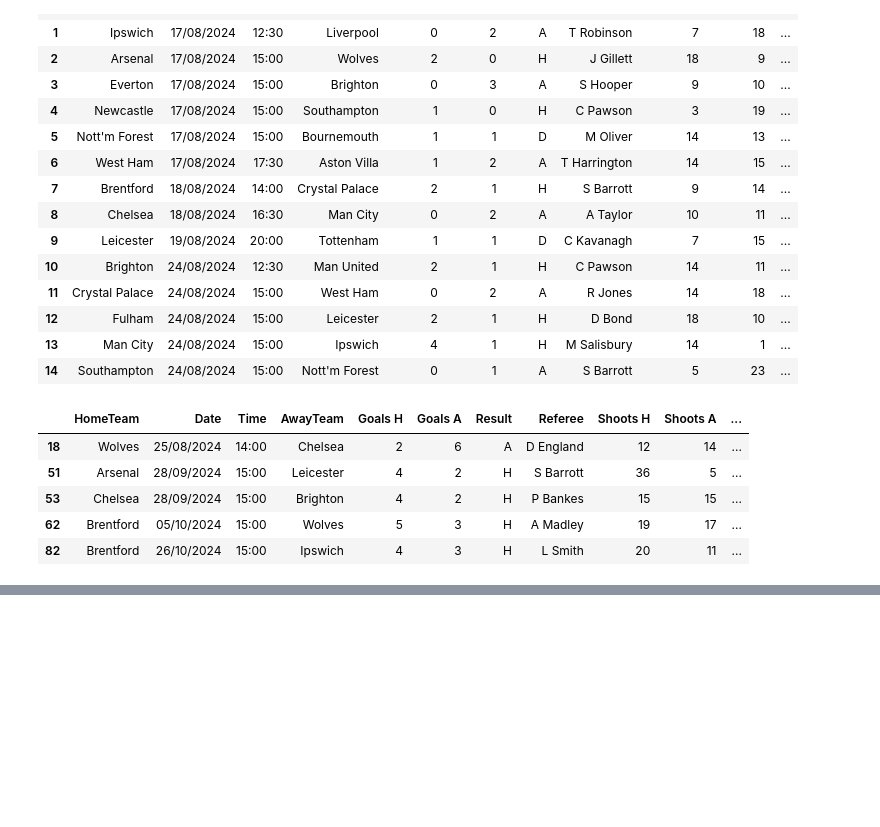
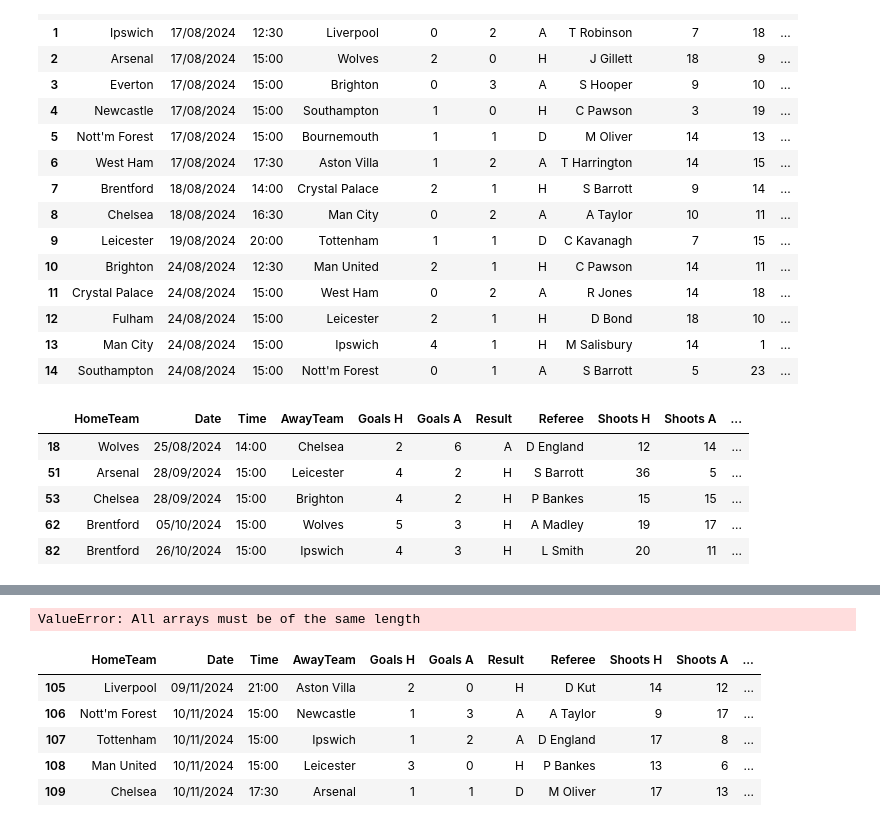
Before and after one commit to ka-53/ML-draft, a Jupyter notebook: draft/dataframe.ipynb, the cells around one changed output, grey strips where cells are left out. Cells and saved outputs as stored; diff of their text form; code cells hidden in the pictures; blank space fills up the shorter version.

```diff
--- a/draft/dataframe.ipynb
+++ b/draft/dataframe.ipynb
@@ -268,0 +342,41 @@ df[df['all goals'] > 5]
+# %%
+nd = p.DataFrame(nd)
+
+df = p.concat([df,nd], ignore_index=True)
+# %% [output]
+ValueError: All arrays must be of the same length
+# %%
+nd = {
+    "HomeTeam": ["Crystal Palace", "West Ham", "Brentford", "Brighton", "Liverpool", "Nott'm Forest", "Tottenham", "Man United", "Chelsea"],
+    "Date": ["09/11/2024", "09/11/2024", "09/11/2024", "09/11/2024", "09/11/2024", "10/11/2024", "10/11/2024", "10/11/2024", "10/11/2024"],
+    "Time": ["16:00", "16:00", "16:00", "18:30", "21:00", "15:00", "15:00", "15:00", "17:30"],
+    "AwayTeam": ["Fulham", "Everton", "Bournemouth", "Man City", "Aston Villa", "Newcastle", "Ipswich", "Leicester", "Arsenal"],
+    "Goals H": [0, 0, 3, 2, 2, 1, 1, 3, 1],
+    "Goals A": [2, 0, 2, 1, 0, 3, 2, 0, 1],
+    "Result": ["A", "D", "H", "H", "H", "A", "A", "H", "D"],
+    "Referee": ["M Solberi", "S Attwell", "D Bond", "S Barrott", "D Kut", "A Taylor", "D England", "P Bankes", "M Oliver"],
+    "Shoots H": [13, 11, 12, 10, 14, 9, 17, 13, 17],
+    "Shoots A": [17, 18, 15, 15, 12, 17, 8, 6, 13],
+    "Target H": [5, 6, 6, 4, 5, 3, 5, 3, 3],
+    "Target A": [7, 4, 3, 6, 2, 6, 3, 5, 3],
+    "Yellow H": [1, 1, 2, 3, 0, 1, 1, 0, 4],
+    "Yellow A": [1, 2, 4, 3, 3, 1, 5, 1, 2],
+    "Red H": [1, 0, 0, 0, 0, 0, 0, 0, 0],
+    "Red A": [0, 0, 0, 0, 0, 0, 0, 0, 0],
+    "all goals": [2, 0, 5, 3, 2, 4, 3, 3, 2]
+}
+
+# Создаем DataFrame из исправленного словаря
+nd = p.DataFrame(nd)
+
+# Объединяем с исходным DataFrame (df)
+df = p.concat([df, nd], ignore_index=True)
+# %%
+df.tail()
+# %% [output]
+|  | HomeTeam | Date | Time | AwayTeam | Goals H | Goals A | Result | Referee | Shoots H | Shoots A | ... |
+| 105 | Liverpool | 09/11/2024 | 21:00 | Aston Villa | 2 | 0 | H | D Kut | 14 | 12 | ... |
+| 106 | Nott'm Forest | 10/11/2024 | 15:00 | Newcastle | 1 | 3 | A | A Taylor | 9 | 17 | ... |
+| 107 | Tottenham | 10/11/2024 | 15:00 | Ipswich | 1 | 2 | A | D England | 17 | 8 | ... |
+| 108 | Man United | 10/11/2024 | 15:00 | Leicester | 3 | 0 | H | P Bankes | 13 | 6 | ... |
+| 109 | Chelsea | 10/11/2024 | 17:30 | Arsenal | 1 | 1 | D | M Oliver | 17 | 13 | ... |
```
Also changed, not shown: parts of 6 cells of this notebook.
